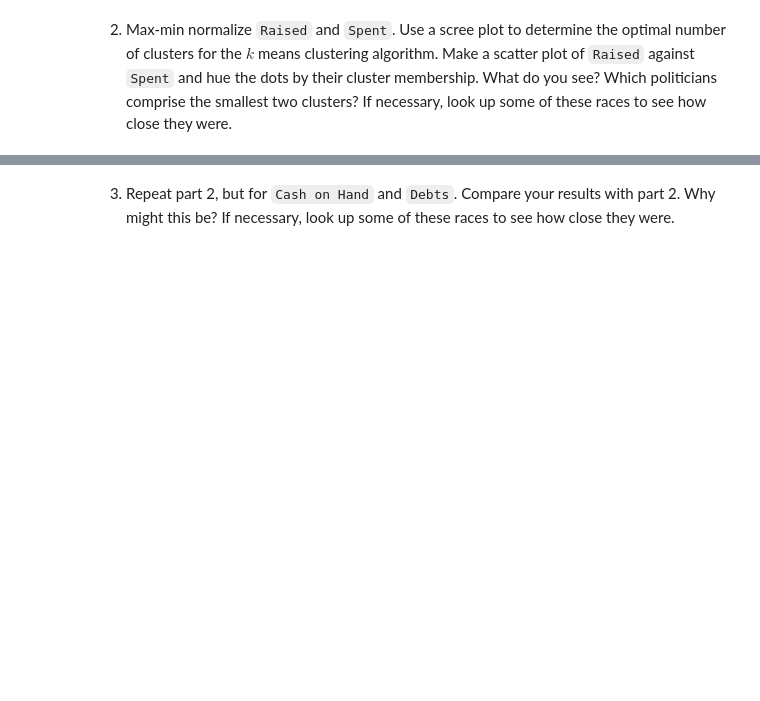
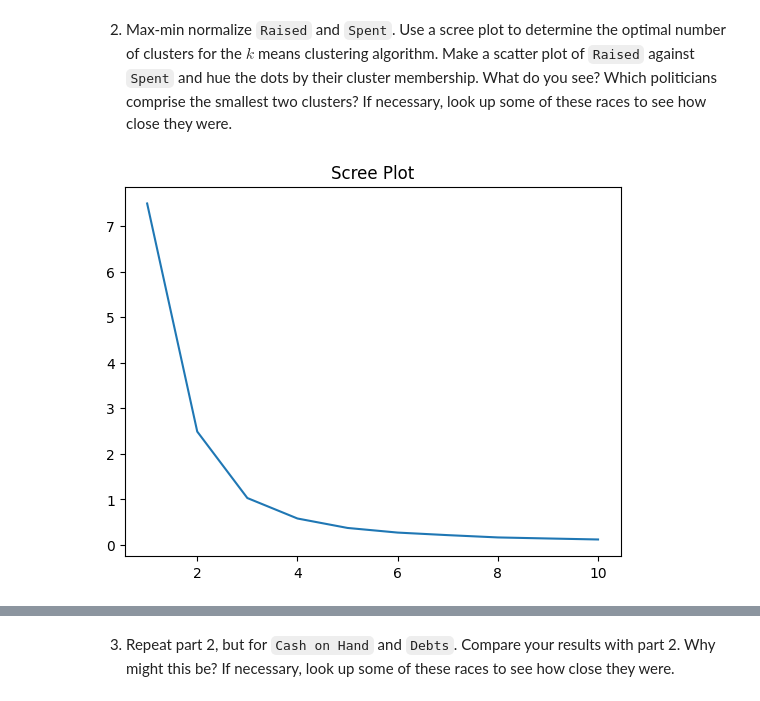
Before and after one commit to xec9cp/clustering_assignment, a Jupyter notebook: assignment_clustering.ipynb, the cells around one changed output, grey strips where cells are left out. Cells and saved outputs as stored; diff of their text form; code cells hidden in the pictures; blank space fills up the shorter version.

```diff
--- a/assignment_clustering.ipynb
+++ b/assignment_clustering.ipynb
@@ -76,7 +75,7 @@ def maxmin(x): # Max-min scaler function
     return x
 
 def scree_plot(df): # Create a scree plot:
-  X = df.loc[:,["x1","x2"]].apply(maxmin)
+  X = df.iloc[:,[0,1]].apply(maxmin)
   k_bar = 10
   SSE = [] # We'll store the training error here
   for k in range(k_bar): # For indices from 0 to k_bar-1
@@ -141,0 +146,5 @@ data.head()
+# %%
+# scree plot
+scree_plot(RS) #so k* = 3
+# %% [output]
+[figure, added]
```
Also changed, not shown: parts of 21 cells of this notebook.
